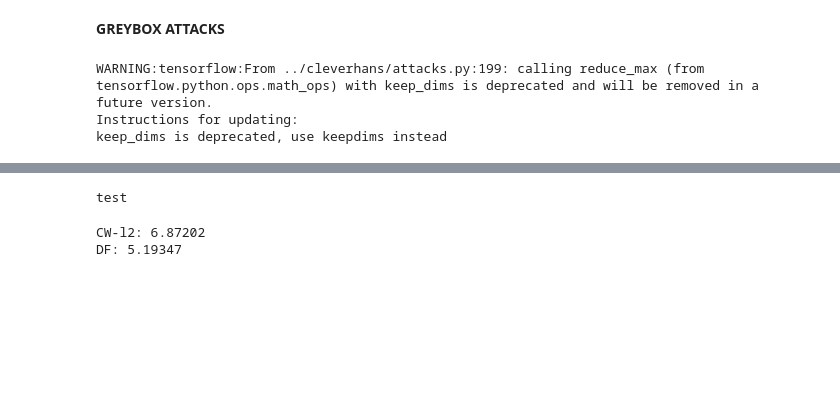
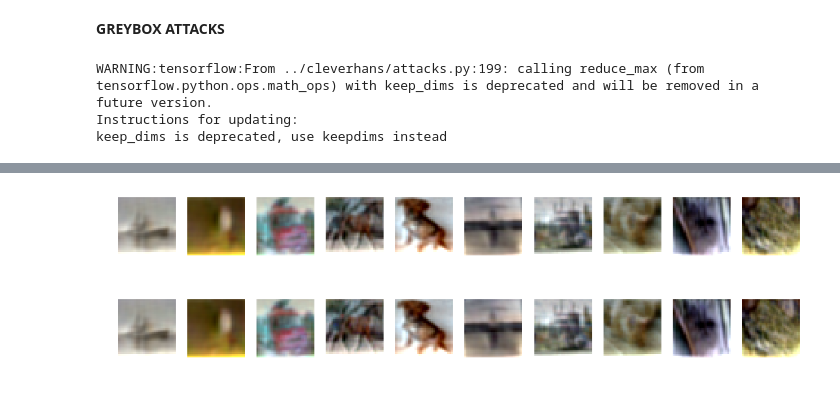
Before and after one commit to jasjeetIM/recovering_compressible_signals, a Jupyter notebook: notebooks/CIFAR-l0.ipynb, the cells around one changed output, grey strips where cells are left out. Saved outputs shown, nothing was run; the diff lists cells and outputs as text; code cells hidden in the pictures; blank space fills up the shorter version.

```diff
--- a/notebooks/CIFAR-l0.ipynb
+++ b/notebooks/CIFAR-l0.ipynb
@@ -373,0 +291,21 @@ test
+# %%
+%%capture pooling2
+p = Pool(100)
+st = time.time()
+my_clean[1] = p.map(clean_sample, args_g)
+print(time.time() - st)
+p.terminate()
+# %%
+%%capture pooling3
+p = Pool(100)
+st = time.time()
+my_clean[2] = p.map(clean_sample, args_b)
+print(time.time() - st)
+p.terminate()
+# %%
+%%capture collecting
+clean_cwl0 = np.zeros(cwl0_data.shape)
+for i in range(num_test_samples):
+    clean_cwl0[i,:,:,0] = idct(my_clean[0][i].flatten()[:n*n],norm='ortho').reshape(n,n)
+    clean_cwl0[i,:,:,1] = idct(my_clean[1][i].flatten()[:n*n],norm='ortho').reshape(n,n)
+    clean_cwl0[i,:,:,2] = idct(my_clean[2][i].flatten()[:n*n],norm='ortho').reshape(n,n)
@@ -374 +315,3 @@ test
+# %%
+clean_jsma= np.load('data/clean_cifar10_jsma_l0-socp.npy')
 # %%
@@ -379,11 +325,6 @@ Model Accuracy Reconstructed JSMA: 0.42800
-# %%
-print('test')
-# %% [output]
-test
-# %%
-#Get l-2 distortion
-print ('CW-l2: %.5f' % (avg_l2_dist(reg_data[cwl0_idx], cwl0_data_fil)))
-print ('DF: %.5f' % (avg_l2_dist(reg_data[jsma_idx], jsma_data_fil)))
-# %% [output]
-CW-l2: 6.87202
-DF: 5.19347
+# %%
+visualize(clean_cwl0[x_vis].reshape(-1,*input_shape), 10, '../figures/cwl0-clean-cifar10_l0-socp')
+visualize(clean_jsma[x_vis].reshape(-1,*input_shape), 10, '../figures/jsma-clean-cifar10_l0-socp')
+# %% [output]
+[figure, added]
+[figure, added]
```
Also changed, not shown: parts of 32 cells of this notebook, 3 other files.
